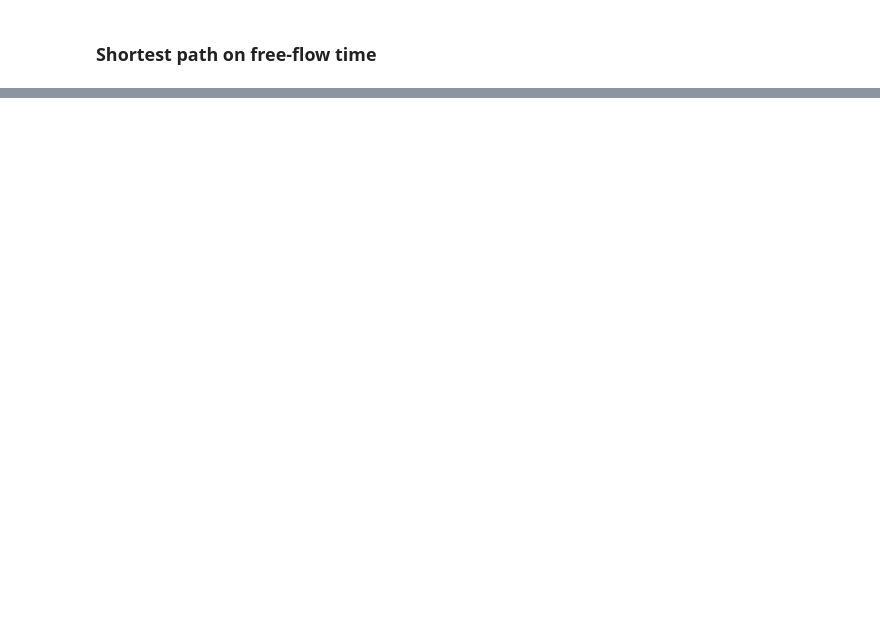
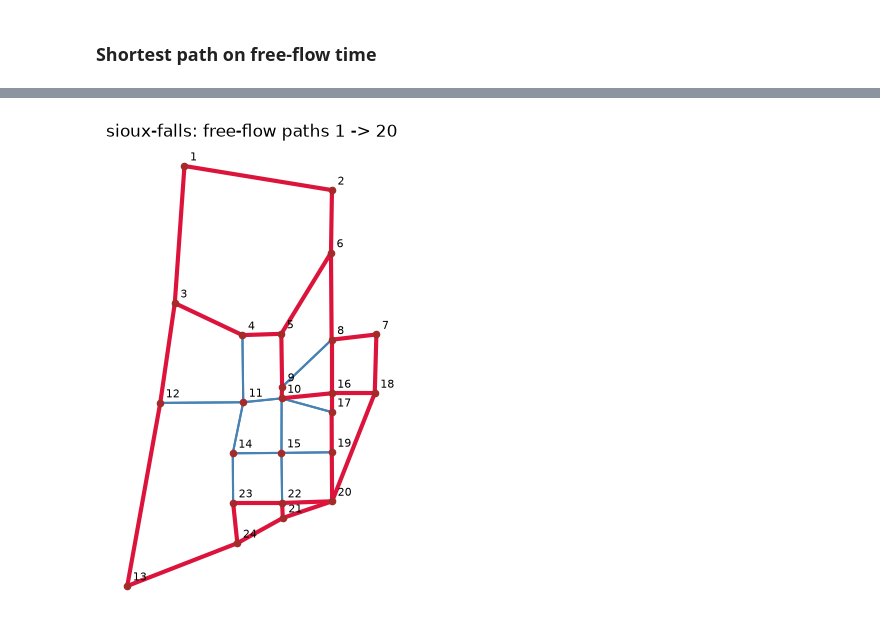
Before and after one commit to Sagar-11/fair-tolling, a Jupyter notebook: experiments/explore_ae_projects.ipynb, the cells around one changed output, grey strips where cells are left out. Saved outputs shown, nothing was run; the diff lists cells and outputs as text; code cells hidden in the pictures; blank space fills up the shorter version.

```diff
--- a/experiments/explore_ae_projects.ipynb
+++ b/experiments/explore_ae_projects.ipynb
@@ -221,0 +236,16 @@ sf.close()
+# %%
+from aequilibrae.paths.route_choice import RouteChoice
+## Experiments: Not useful for now but later when we study trip distribution/ elastic demand/ Stichastic User Equillibrium
+rc = RouteChoice(g)
+rc.set_choice_set_generation(
+    "bfsle",            # or "lp" (link-penalisation)
+    max_routes=10,      # generous upper bound
+    max_depth=10,       # BFSLE: ~10 small nets, ~5 large
+    max_misses=20,     # stop after this many duplicate routes
+    penalty=1.0,       # 1.0 = pure link removal; >1 also penalises reused links
+)
+rc.prepare([(1, 20)])                     # or a list of OD pairs
+rc.execute(perform_assignment=False)
+df = rc.get_results()
+# %%
+routes_c = df['route set'].apply(lambda x: [int(l) for l in x]).tolist()
@@ -221,0 +263,4 @@ sf.close()
+# %%
+plot_network(sf, "sioux-falls: free-flow paths 1 -> 20", routes=routes_c);
+# %% [output]
+[figure, added]
```
Also changed, not shown: parts of 75 cells of this notebook, 56 other files.
